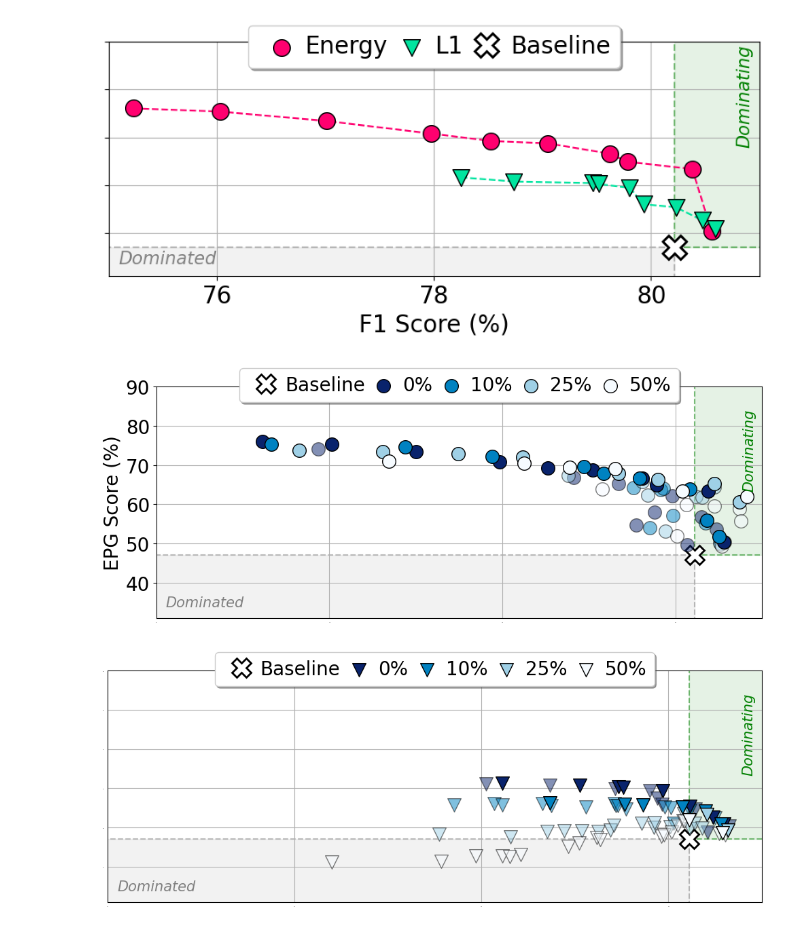
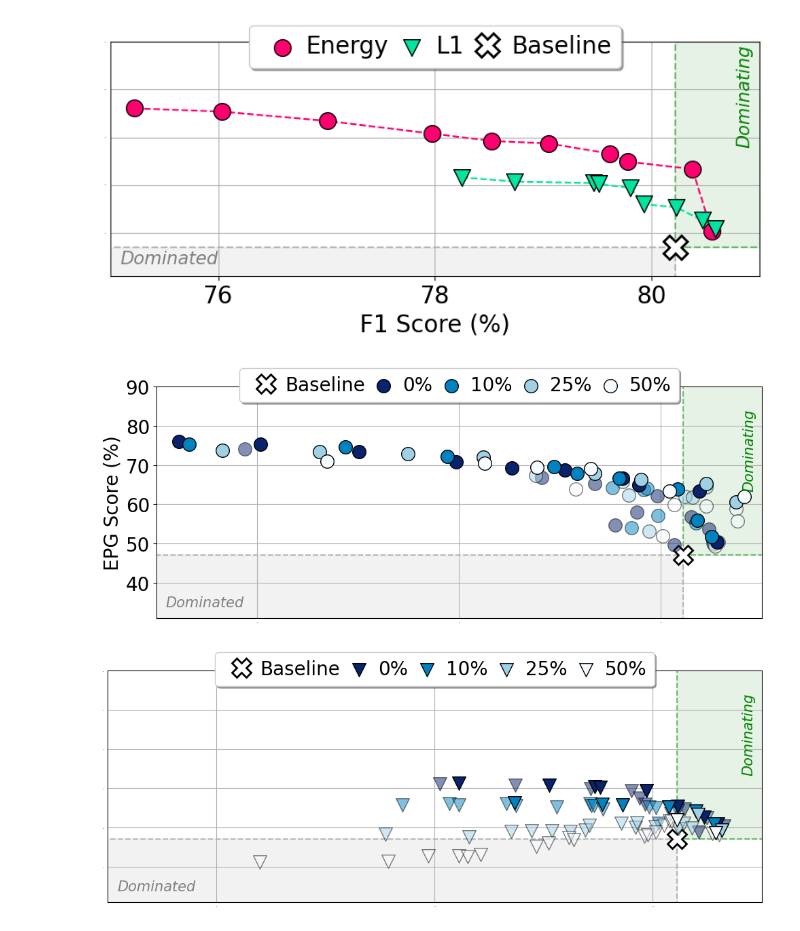
Before and after one commit to rensdebee/FACTifAI_2024_3, a Jupyter notebook: visualisations.ipynb, the cells around one changed output. Drawn from its saved outputs; the diff is of its cells as text; code cells hidden in the pictures.

Commit message:
Plot update

```diff
--- a/visualisations.ipynb
+++ b/visualisations.ipynb
@@ -1167,19 +1178,20 @@ def plot_pareto_curve_dilation(
 
     if not hide_x_ticks:
         ax.set_xlabel(x_label, fontsize=fontsize)
-        ax.tick_params(axis='x', labelsize=fontsize)
+        ax.tick_params(axis='x', labelsize=fontsize, length=0)
     else:
         # Hide x-axis tick labels
-        ax.set_xlabel('')  # Clear the x-axis label
-        ax.tick_params(axis='x', labelsize=0, length=0)  # Hide x-axis ticks
+        ax.set_xlabel('')
+        # Make the x-axis ticks white
+        ax.tick_params(axis='x', labelsize=fontsize, colors='white', length=0)
 
     if not hide_y_ticks:
         ax.set_ylabel(y_label, fontsize=fontsize)
-        ax.tick_params(axis='y', labelsize=fontsize)
+        ax.tick_params(axis='y', labelsize=fontsize, length=0)
     else:
         # Hide y-axis tick labels
-        ax.set_ylabel('')  # Clear the y-axis label
-        ax.tick_params(axis='y', labelsize=0, length=0)  # Hide y-axis ticks
+        ax.set_ylabel('')
+        ax.tick_params(axis='y', labelsize=fontsize, colors='white', length=0)
 
     if step_size_xticks:
         ax.xaxis.set_major_locator(plt.MultipleLocator(step_size_xticks))
@@ -1209,7 +1221,7 @@ def plot_pareto_curve_dilation(
 root_folder = './p_c_dil'
 data_dilation_f1_epg = load_data_from_folders_with_npz_files_with_dilation(root_folder, metrics=('f_score', 'bb_score'))
 
-x_lim_range = (74, 81)
+x_lim_range = (75, 81)
 y_lim_range = (31, 90)
 step_size_xticks = 2
 step_size_yticks = 10
@@ -1233,35 +1245,35 @@ plot_pareto_curve_dilation(
     set_ylim = y_lim_range,
     step_size_xticks=step_size_xticks,
     step_size_yticks=step_size_yticks,
     hide_x_ticks=True,
     hide_y_ticks=False,
     fontsize=20)
 
 plot_pareto_curve_dilation(
     baseline_data=data_dilation_f1_epg['bcos']['dil0']['baseline'],
     data_0=data_dilation_f1_epg['bcos']['dil0']['l1'],
     data_01=data_dilation_f1_epg['bcos']['dil0.1']['l1'],
     data_025=data_dilation_f1_epg['bcos']['dil0.25']['l1'],
     data_05=data_dilation_f1_epg['bcos']['dil0.5']['l1'],
     data_0_not_pareto=data_dilation_f1_epg['bcos']['dil0_not_pareto']['l1'],
     data_01_not_pareto=data_dilation_f1_epg['bcos']['dil0.1_not_pareto']['l1'],
     data_025_not_pareto=data_dilation_f1_epg['bcos']['dil0.25_not_pareto']['l1'],
     data_05_not_pareto=data_dilation_f1_epg['bcos']['dil0.5_not_pareto']['l1'],
     loss='L1',
     x_label='F1 Score (%)',
     y_label='EPG Score (%)',
     save_path='./images/fig_10_voc2007_bcos_resnet50_dilation_loss_l1_f1_epg_pareto_curve.png',
     figsize=(10, 4),
     set_xlim = x_lim_range,
     set_ylim = y_lim_range,
     step_size_xticks=step_size_xticks,
     step_size_yticks=step_size_yticks,
     hide_x_ticks=True,
     hide_y_ticks=True,
     fontsize=20)
 # %% [output]
-[figure, old version]
+[figure, new version]
-[figure, old version]
+[figure, new version]
 # %%
 root_folder = './p_c_dil'
 data_dilation_f1_epg = load_data_from_folders_with_npz_files_with_dilation(root_folder, metrics=('f_score', 'adapt_iou_score'))
```
Also changed, not shown: parts of 5 cells of this notebook, 21 other files.
